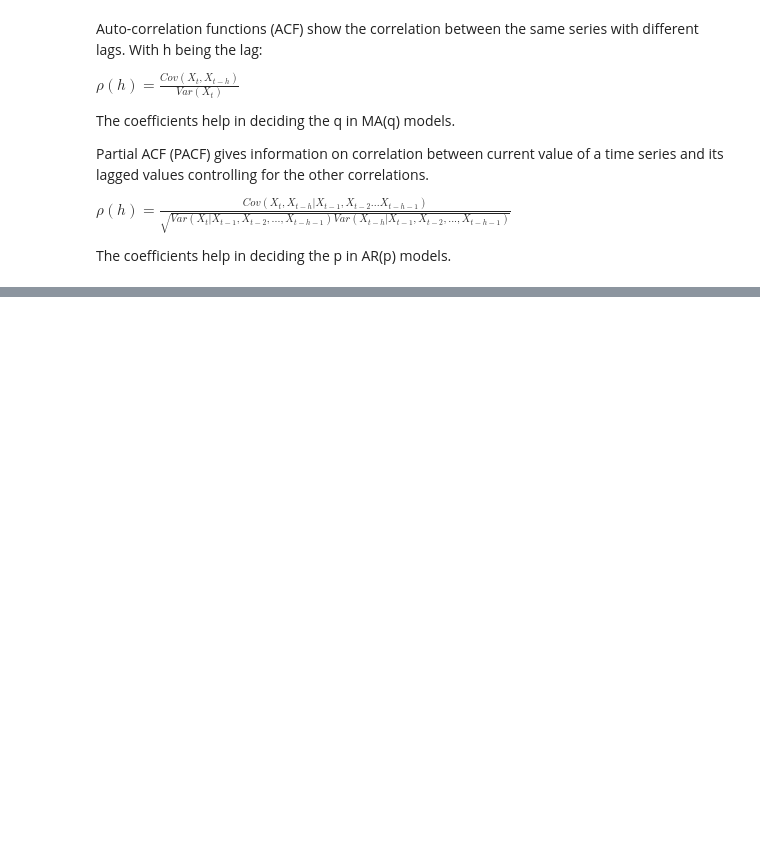
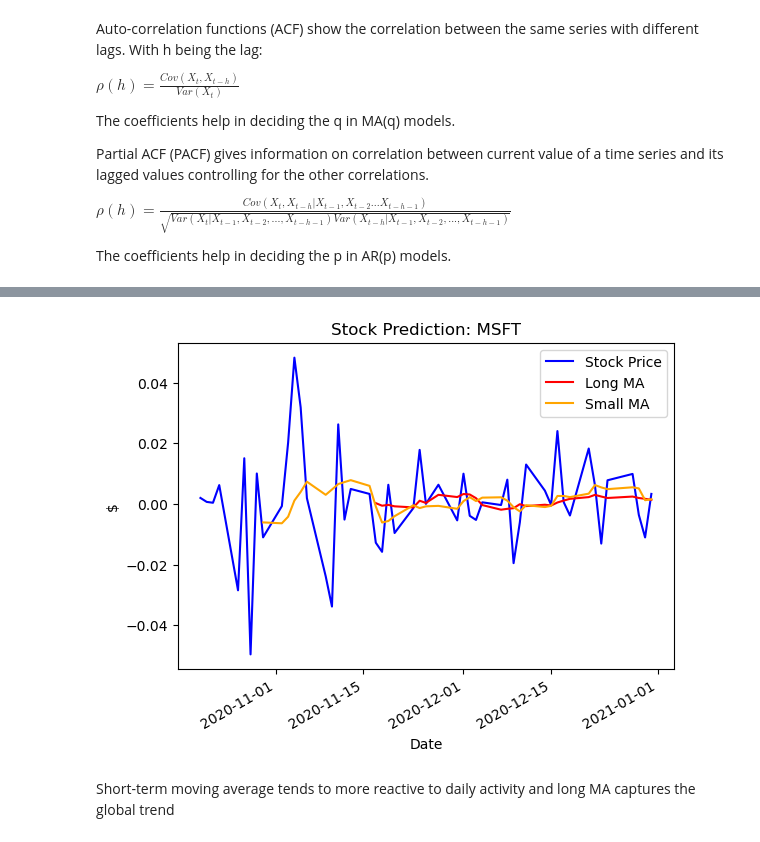
Before and after one commit to ansingh16/risk-management, a Jupyter notebook: ML_modeling.ipynb, the cells around one changed output, grey strips where cells are left out. Saved outputs shown, nothing was run; the diff lists cells and outputs as text; code cells hidden in the pictures; blank space fills up the shorter version.

```diff
--- a/ML_modeling.ipynb
+++ b/ML_modeling.ipynb
@@ -109,0 +139,23 @@ The data is stationary
+# %%
+# get small and long moving average
+small_ma = ticker_test.rolling(window=9).mean()
+long_ma = ticker_test.rolling(window=21).mean()
+
+#plot
+fig, ax = plt.subplots(1, 1)
+ax.plot(ticker_test.loc[start_date:end_date].index,ticker_test.loc[start_date:end_date],label='Stock Price',c='b')
+ax.plot(long_ma.loc[start_date:end_date].index,long_ma.loc[start_date:end_date],
+label = 'Long MA',c='r')
+ax.plot(small_ma.loc[start_date:end_date].index,small_ma.loc[start_date:end_date],
+label = 'Small MA',c='orange')
+
+ax.legend(loc='best')
+ax.set_ylabel('$')
+ax.set_xlabel('Date')
+ax.set_title(f'Stock Prediction: {ticker}')
+plt.gcf().autofmt_xdate()
+plt.show()
+# %% [output]
+[figure, added]
+# %% [markdown]
+Short-term moving average tends to more reactive to daily activity and long MA captures the global trend
```
Also changed, not shown: parts of 20 cells of this notebook, 2 other files.
